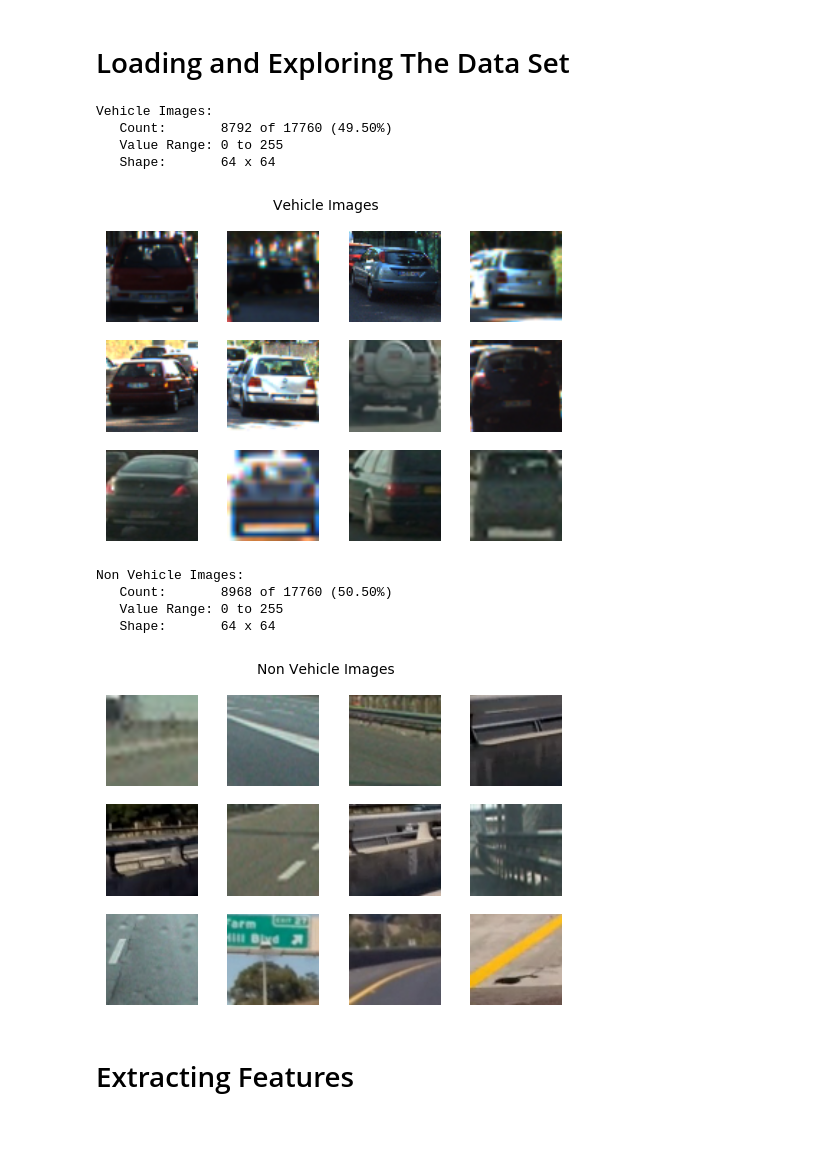
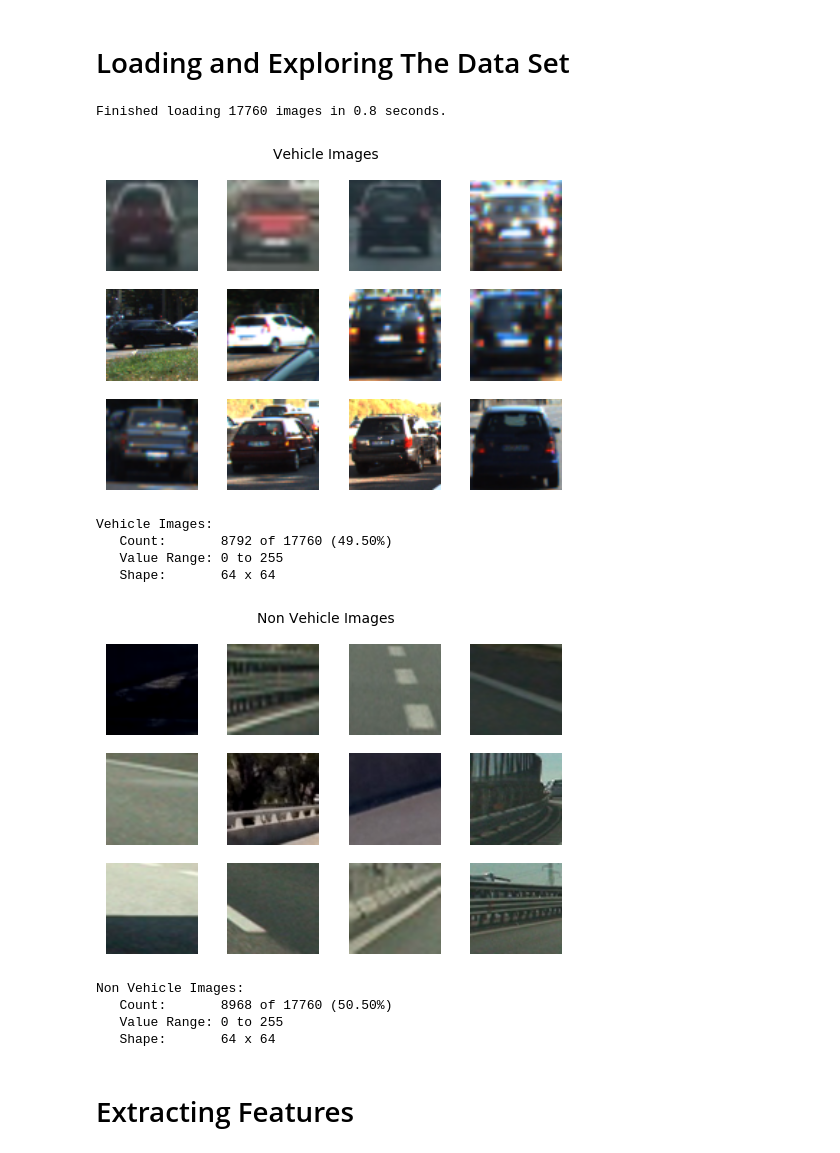
Before and after one commit to chris-schwartz/carnd_vehicle_detection, a Jupyter notebook: P5_Testing_Notebook.ipynb, the cells around one changed output. Saved outputs shown, nothing was run; the diff lists cells and outputs as text; code cells hidden in the pictures.

```diff
--- a/P5_Testing_Notebook.ipynb
+++ b/P5_Testing_Notebook.ipynb
@@ -97,48 +70,42 @@ plt.show()
 # %% [markdown]
 # Loading and Exploring The Data Set
 # %%
-def explore_data(title, data, total_count, image_sample_count=12):
+def preview_data(title, data, total_count, image_sample_count=12):
     count = len(data)
     percentage_of_total = count * 100.0 / total_count
     shape = data[0].shape
     minmax_range = (np.amin(data), np.amax(data))
 
-    print('{:s}:'.format(title))
-    print('   Count:       {:d} of {:d} ({:3.2f}%)'.format(count, total_count, percentage_of_total))
-    print('   Value Range: {} to {}'.format(minmax_range[0], minmax_range[1]))
-    print('   Shape:       {} x {}'.format(shape[0], shape[1]))
-
     sample_images = []
     for i in range(0, image_sample_count):
         sample_images.append(random.choice(data))
 
-    show_images(sample_images, per_row=4, main_title=title)
+    show_images(sample_images,  main_title=title)
+
+    print('{:s}:'.format(title))
+    print('   Count:       {:d} of {:d} ({:3.2f}%)'.format(count, total_count, percentage_of_total))
+    print('   Value Range: {} to {}'.format(minmax_range[0], minmax_range[1]))
+    print('   Shape:       {} x {}\n\n\n'.format(shape[0], shape[1]))
 
     return count, shape, minmax_range
 
-# load vehicle and non vehicle data
-loader = DataLoader()
-vehicle_data = loader.load_data(path="vehicles/**/*.png")
-non_vehicle_data = loader.load_data(path="non-vehicles/**/*.png")
-
-# compute total number of features
-image_count = len(vehicle_data) + len(non_vehicle_data)
-
+pipeline = VehicleDetectionPipeline(verbose=True)
+vehicle_data, non_vehicle_data, image_count = pipeline.load_training_data(vehicle_data_path="vehicles/**/*.png",
+                                                                          nonvehicle_data_path="non-vehicles/**/*.png")
 # show details about each data set
-result = explore_data("Vehicle Images", vehicle_data, image_count)
-print("")
-print("")
-result = explore_data("Non Vehicle Images", non_vehicle_data, image_count)
+result = preview_data("Vehicle Images", vehicle_data, image_count)
+result = preview_data("Non Vehicle Images", non_vehicle_data, image_count)
 # %% [output]
-Vehicle Images:
-   Count:       8792 of 17760 (49.50%)
-   Value Range: 0 to 255
-   Shape:       64 x 64
+Finished loading 17760 images in 0.8 seconds.
-[figure, old version]
+[figure, new version]
-Non Vehicle Images:
-   Count:       8968 of 17760 (50.50%)
+Vehicle Images:
+   Count:       8792 of 17760 (49.50%)
    Value Range: 0 to 255
    Shape:       64 x 64
-[figure, old version]
+[figure, new version]
+Non Vehicle Images:
+   Count:       8968 of 17760 (50.50%)
+   Value Range: 0 to 255
+   Shape:       64 x 64
 # %% [markdown]
 # Extracting Features
```
Also changed, not shown: parts of 9 cells of this notebook, 4 other files.
